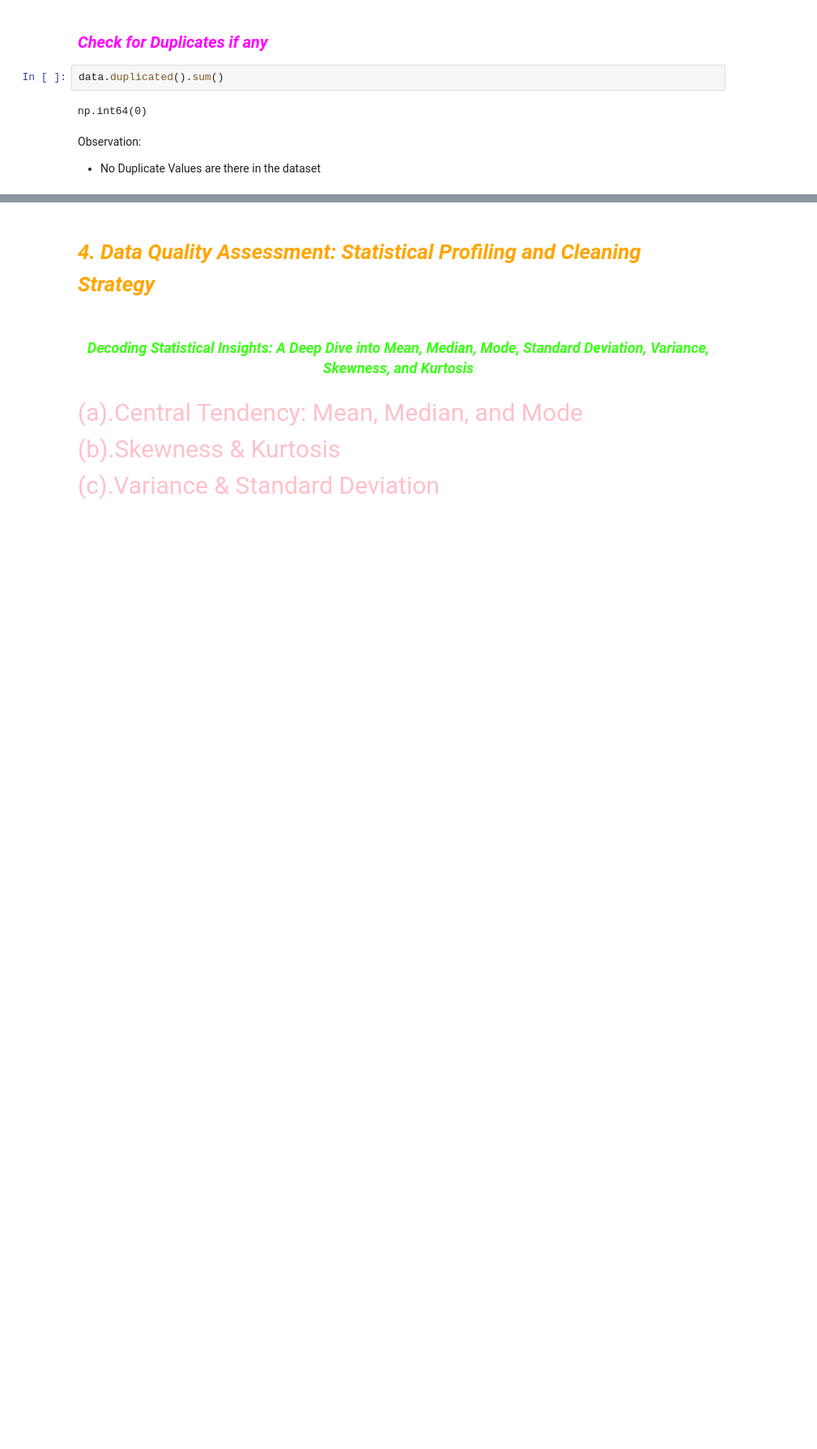
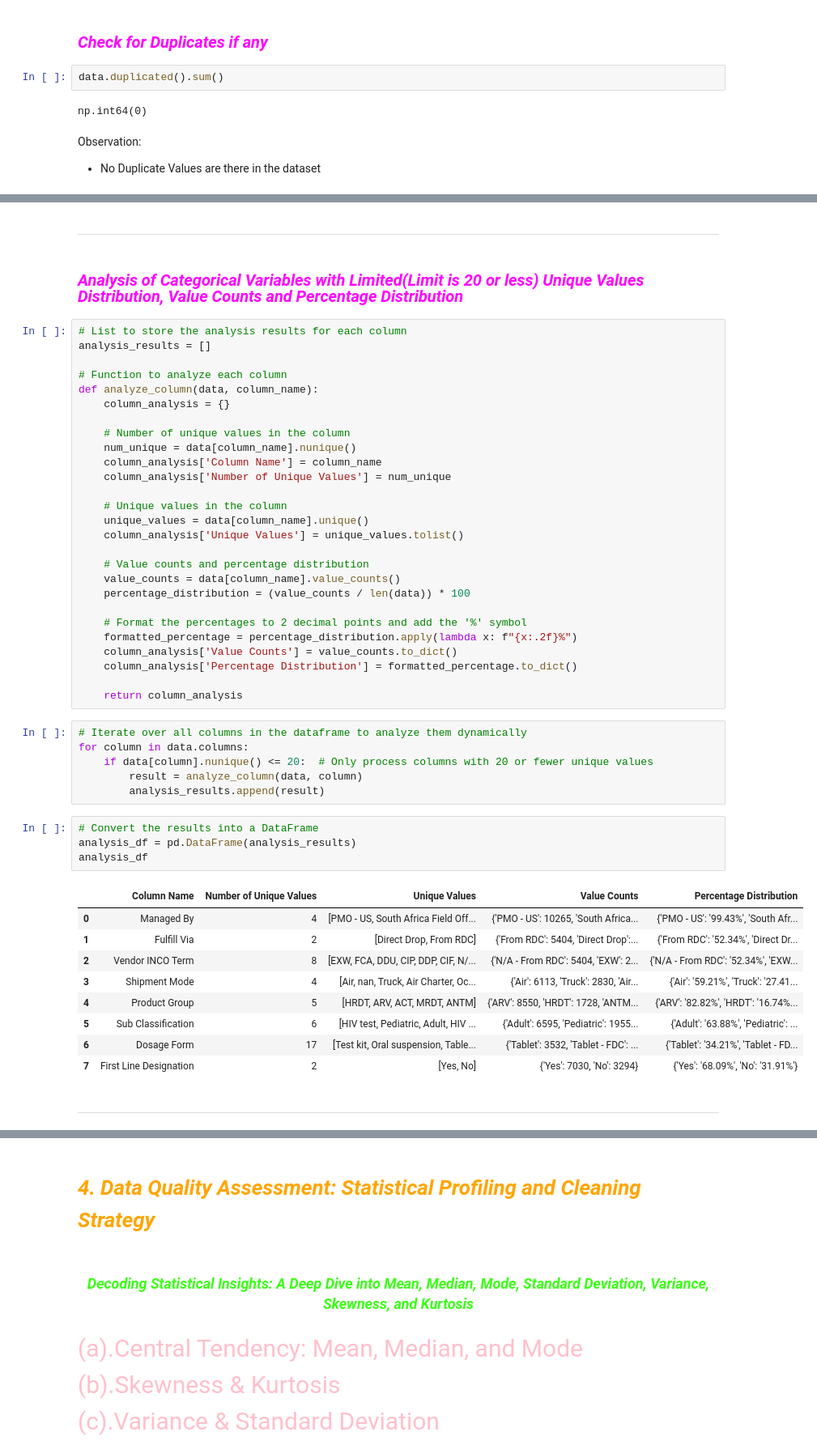
Before and after one commit to rashmiKumari03/Shipment-Price-Prediction, a Jupyter notebook: Notebook/Analyzing_Data.ipynb, the cells around one changed output, grey strips where cells are left out. Shown at 81% size. Cells and saved outputs as stored; diff of their text form; blank space fills up the shorter version.

```diff
--- a/Notebook/Analyzing_Data.ipynb
+++ b/Notebook/Analyzing_Data.ipynb
@@ -319,0 +581,53 @@ Frequency Distribution of Columns with 30 or Fewer Unique Values & Value Count</
+# %% [markdown]
+------------
+# %% [markdown]
+<h6 style="font-family: 'Arial'; font-size: 20px; font-style: italic; color:magenta">Analysis of Categorical Variables with Limited(Limit is 20 or less) Unique Values Distribution, Value Counts and Percentage Distribution</h6>
+# %%
+# List to store the analysis results for each column
+analysis_results = []
+
+# Function to analyze each column
+def analyze_column(data, column_name):
+    column_analysis = {}
+
+    # Number of unique values in the column
+    num_unique = data[column_name].nunique()
+    column_analysis['Column Name'] = column_name
+    column_analysis['Number of Unique Values'] = num_unique
+
+    # Unique values in the column
+    unique_values = data[column_name].unique()
+    column_analysis['Unique Values'] = unique_values.tolist()
+
+    # Value counts and percentage distribution
+    value_counts = data[column_name].value_counts()
+    percentage_distribution = (value_counts / len(data)) * 100
+
+    # Format the percentages to 2 decimal points and add the '%' symbol
+    formatted_percentage = percentage_distribution.apply(lambda x: f"{x:.2f}%")
+    column_analysis['Value Counts'] = value_counts.to_dict()
+    column_analysis['Percentage Distribution'] = formatted_percentage.to_dict()
+
+    return column_analysis
+# %%
+# Iterate over all columns in the dataframe to analyze them dynamically
+for column in data.columns:
+    if data[column].nunique() <= 20:  # Only process columns with 20 or fewer unique values
+        result = analyze_column(data, column)
+        analysis_results.append(result)
+# %%
+# Convert the results into a DataFrame
+analysis_df = pd.DataFrame(analysis_results)
+analysis_df
+# %% [output]
+|  | Column Name | Number of Unique Values | Unique Values | Value Counts | Percentage Distribution |
+| 0 | Managed By | 4 | [PMO - US, South Africa Field Off... | {'PMO - US': 10265, 'South Africa... | {'PMO - US': '99.43%', 'South Afr... |
+| 1 | Fulfill Via | 2 | [Direct Drop, From RDC] | {'From RDC': 5404, 'Direct Drop':... | {'From RDC': '52.34%', 'Direct Dr... |
+| 2 | Vendor INCO Term | 8 | [EXW, FCA, DDU, CIP, DDP, CIF, N/... | {'N/A - From RDC': 5404, 'EXW': 2... | {'N/A - From RDC': '52.34%', 'EXW... |
+| 3 | Shipment Mode | 4 | [Air, nan, Truck, Air Charter, Oc... | {'Air': 6113, 'Truck': 2830, 'Air... | {'Air': '59.21%', 'Truck': '27.41... |
+| 4 | Product Group | 5 | [HRDT, ARV, ACT, MRDT, ANTM] | {'ARV': 8550, 'HRDT': 1728, 'ANTM... | {'ARV': '82.82%', 'HRDT': '16.74%... |
+| 5 | Sub Classification | 6 | [HIV test, Pediatric, Adult, HIV ... | {'Adult': 6595, 'Pediatric': 1955... | {'Adult': '63.88%', 'Pediatric': ... |
+| 6 | Dosage Form | 17 | [Test kit, Oral suspension, Table... | {'Tablet': 3532, 'Tablet - FDC': ... | {'Tablet': '34.21%', 'Tablet - FD... |
+| 7 | First Line Designation | 2 | [Yes, No] | {'Yes': 7030, 'No': 3294} | {'Yes': '68.09%', 'No': '31.91%'} |
+# %% [markdown]
+-------------
```
Also changed, not shown: parts of 53 cells of this notebook.
